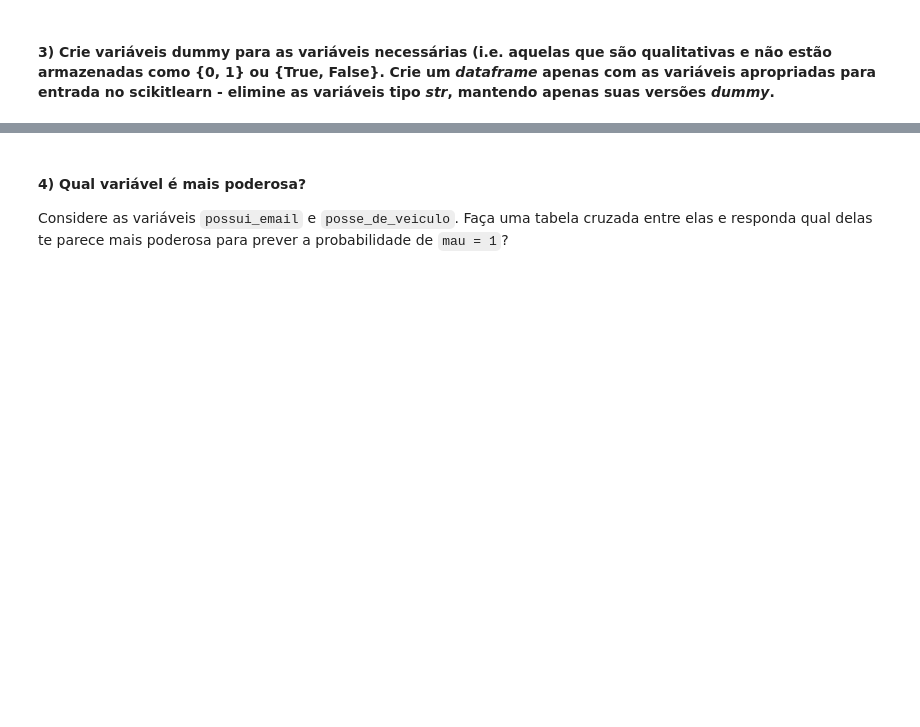
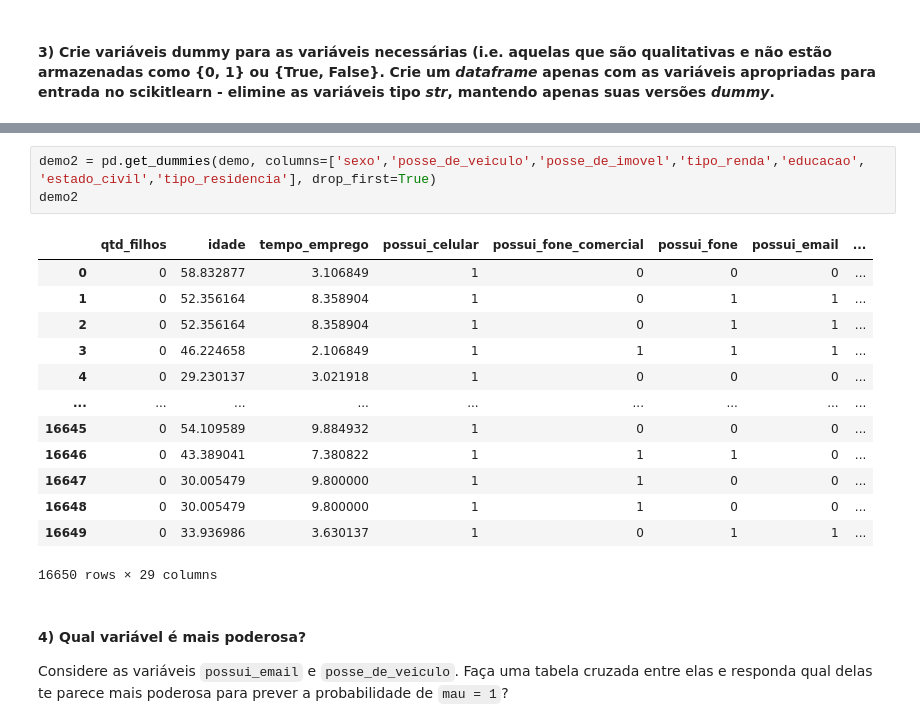
Before and after one commit to GabrielFevrier/voltazero, a Jupyter notebook: Mod07 - Tarefa 01.ipynb, the cells around one changed output, grey strips where cells are left out. Drawn from its saved outputs; the diff is of its cells as text; blank space fills up the shorter version.

```diff
--- a/Mod07 - Tarefa 01.ipynb
+++ b/Mod07 - Tarefa 01.ipynb
@@ -92,3 +109,20 @@ Tipo
+# %%
+demo2 = pd.get_dummies(demo, columns=['sexo','posse_de_veiculo','posse_de_imovel','tipo_renda','educacao', 'estado_civil','tipo_residencia'], drop_first=True)
+demo2
+# %% [output]
+|  | qtd_filhos | idade | tempo_emprego | possui_celular | possui_fone_comercial | possui_fone | possui_email | ... |
+| 0 | 0 | 58.832877 | 3.106849 | 1 | 0 | 0 | 0 | ... |
+| 1 | 0 | 52.356164 | 8.358904 | 1 | 0 | 1 | 1 | ... |
+| 2 | 0 | 52.356164 | 8.358904 | 1 | 0 | 1 | 1 | ... |
+| 3 | 0 | 46.224658 | 2.106849 | 1 | 1 | 1 | 1 | ... |
+| 4 | 0 | 29.230137 | 3.021918 | 1 | 0 | 0 | 0 | ... |
+| ... | ... | ... | ... | ... | ... | ... | ... | ... |
+| 16645 | 0 | 54.109589 | 9.884932 | 1 | 0 | 0 | 0 | ... |
+| 16646 | 0 | 43.389041 | 7.380822 | 1 | 1 | 1 | 0 | ... |
+| 16647 | 0 | 30.005479 | 9.800000 | 1 | 1 | 0 | 0 | ... |
+| 16648 | 0 | 30.005479 | 9.800000 | 1 | 1 | 0 | 0 | ... |
+| 16649 | 0 | 33.936986 | 3.630137 | 1 | 0 | 1 | 1 | ... |
+16650 rows × 29 columns
 # %% [markdown]
 #### 4) Qual variável é mais poderosa?
 
```
Also changed, not shown: parts of 4 cells of this notebook.
